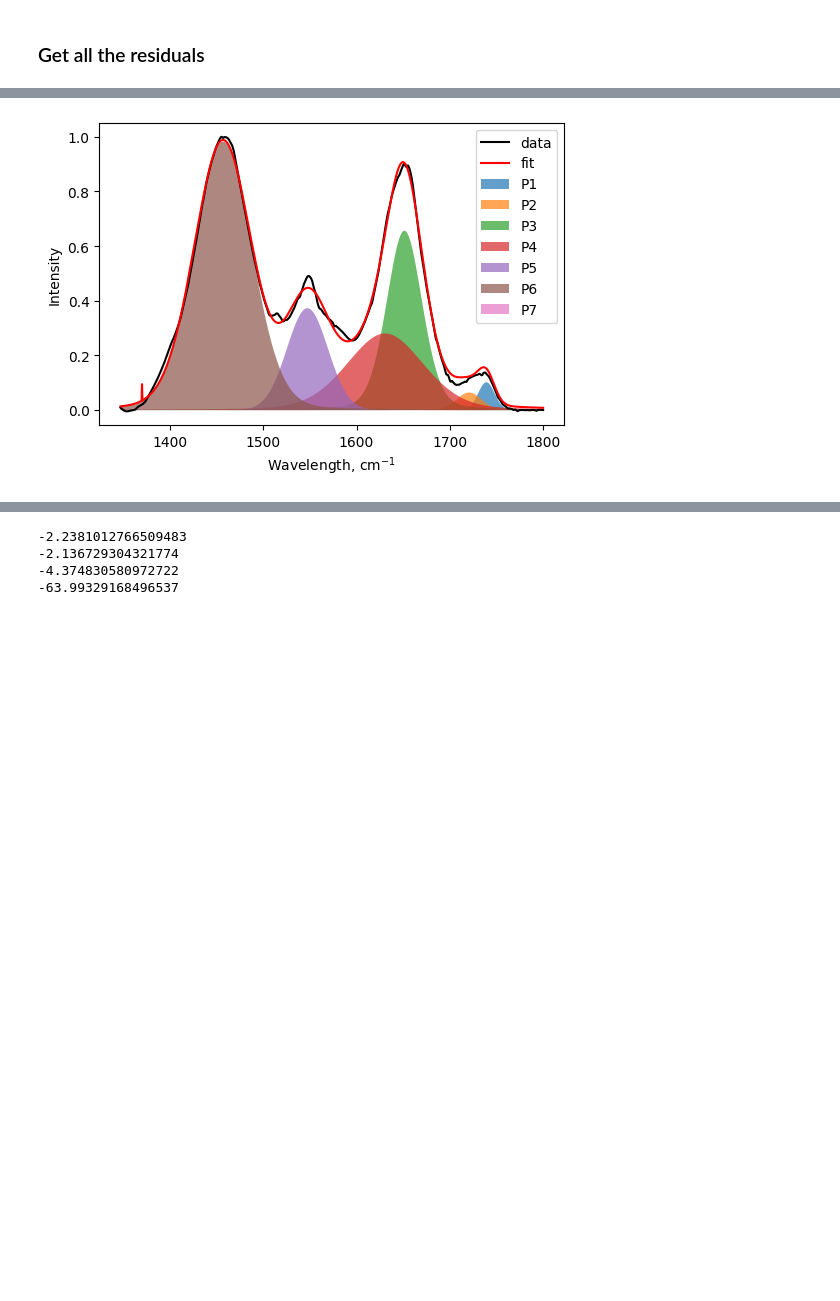
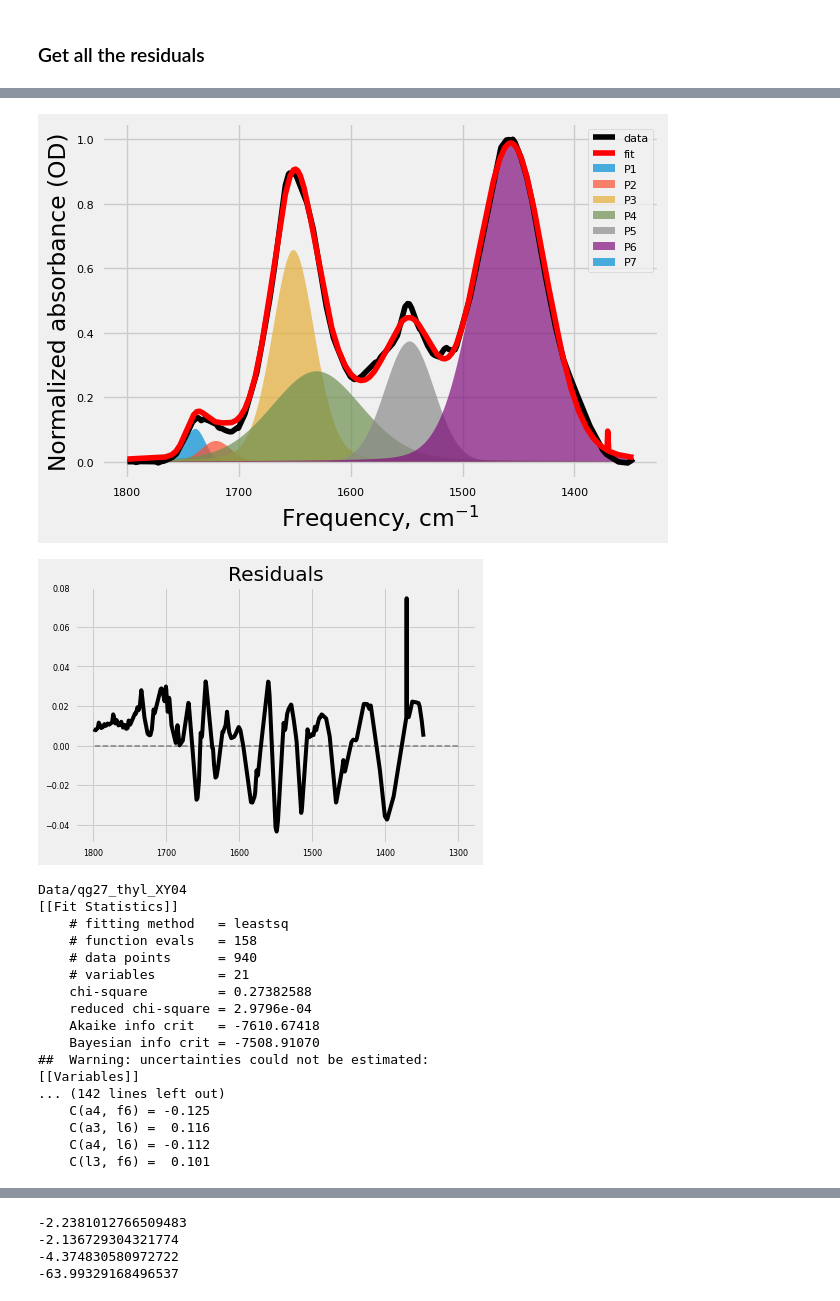
Before and after one commit to avrabyt/FTIR-fit, a Jupyter notebook: main_3.ipynb, the cells around one changed output, grey strips where cells are left out. Cells and saved outputs as stored; diff of their text form; code cells hidden in the pictures; blank space fills up the shorter version.

```diff
--- a/main_3.ipynb
+++ b/main_3.ipynb
@@ -284,13 +182,9 @@ result = lmfit.minimize(residual, params, method = algo, args=(x_fit, y_fit_norm
 # %% [markdown]
 ### Run Fit
 # %%
-# result2 = lmfit.minimize(residual, params, method = algo, args=(x_fit, y_fit_norm_intensity[:,0]))
+from Modules.custom_funx import residual
+result = lmfit.minimize(residual, params, method = algo, args=(x_fit, y_fit_norm_intensity[:,0]))
 print(lmfit.fit_report(result))
-model = lmfit.fit_report(result.params)
-print(model)
-# to_print = lmfit.fit_report(result)
-# to_print
-# model.plot()
 # %% [output]
 [[Fit Statistics]]
     # fitting method   = leastsq
@@ -318,20 +250,53 @@ Plot
 # %%
+from matplotlib.pyplot import title
+
+
 plt.figure(dpi=100)
 
 plt.plot(x_fit,y_fit_norm_intensity,'k', markerfacecolor="None",label = 'data' )
 plt.plot(x_fit,yout, 'r',label = 'fit' )
 plt.fill_between(x_fit,peak1, alpha=0.7,label = 'P1')
 plt.fill_between(x_fit,peak2, alpha=0.7, label = 'P2')
 plt.fill_between(x_fit,peak3, alpha=0.7, label = 'P3')
 plt.fill_between(x_fit,peak4, alpha=0.7, label = 'P4')
 plt.fill_between(x_fit,peak5, alpha=0.7, label = 'P5')
 plt.fill_between(x_fit,peak6, alpha=0.7, label = 'P6')
 plt.fill_between(x_fit,peak7, alpha=0.7, label = 'P7')
+# ax = plt.gca()
+# ax.title("A")
 plt.legend(loc="upper right")
-plt.xlabel("Wavelength, cm$^{-1}$")
-plt.ylabel("Intensity")
-# plt.gca().invert_yaxis()
+plt.xlabel("Frequency, cm$^{-1}$")
+plt.ylabel("Normalized absorbance (OD)")
+# plt.plot.title("Trimmed")
+plt.gca().invert_xaxis()
+plt.show()
 
+
+plt.plot(x_fit,result.residual,'k')
+plt.gca().invert_xaxis()
+plt.title("Residuals")
+plt.hlines(y= 0,xmin= 1300, xmax= 1800, color='grey', linestyle ='dashed', linewidth = 1.5)
 plt.show()
+
+print(filename)
+print(lmfit.fit_report(result))
 # %% [output]
-[figure, old version]
+[figure, new version]
+[figure, added]
+Data/qg27_thyl_XY04
+[[Fit Statistics]]
+    # fitting method   = leastsq
+    # function evals   = 158
+    # data points      = 940
+    # variables        = 21
+    chi-square         = 0.27382588
+    reduced chi-square = 2.9796e-04
+    Akaike info crit   = -7610.67418
+    Bayesian info crit = -7508.91070
+##  Warning: uncertainties could not be estimated:
+[[Variables]]
+... (142 lines left out)
+    C(a4, f6) = -0.125
+    C(a3, l6) =  0.116
+    C(a4, l6) = -0.112
+    C(l3, f6) =  0.101
```
Also changed, not shown: parts of 19 cells of this notebook, 2 other files.
